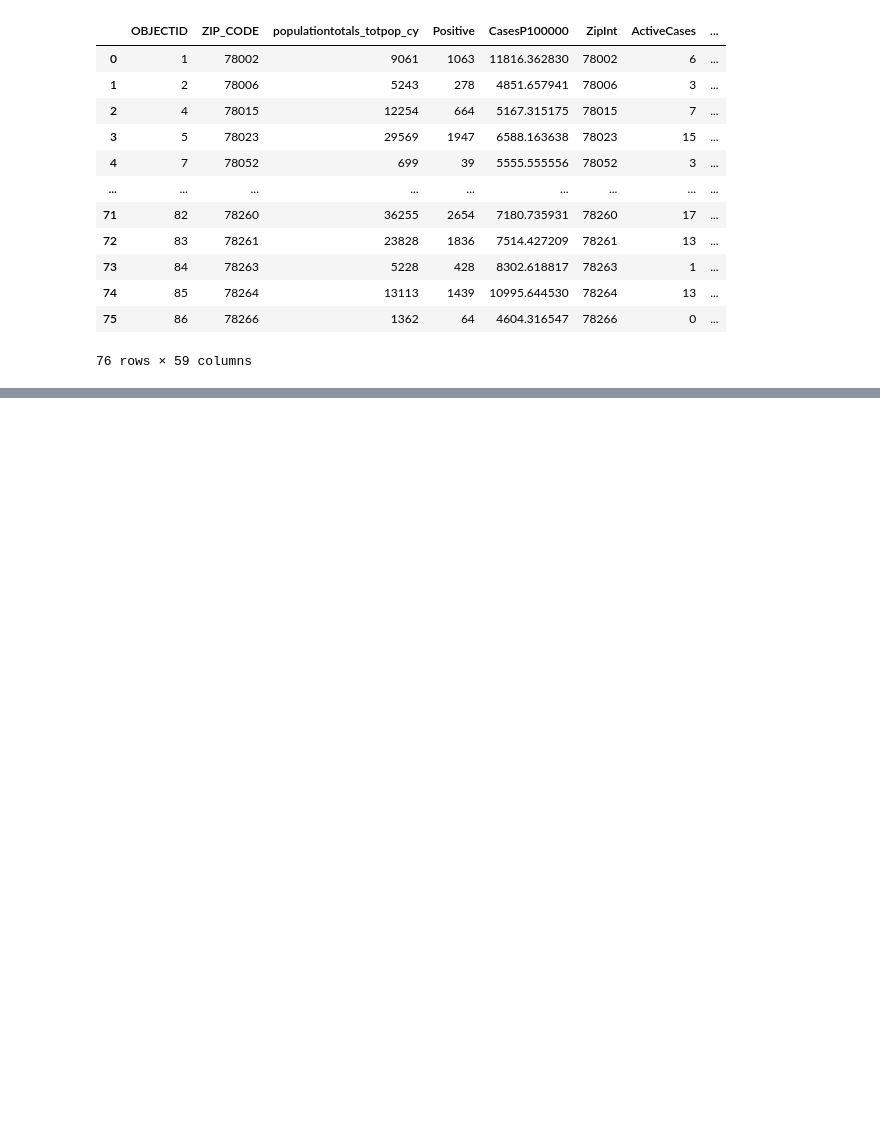
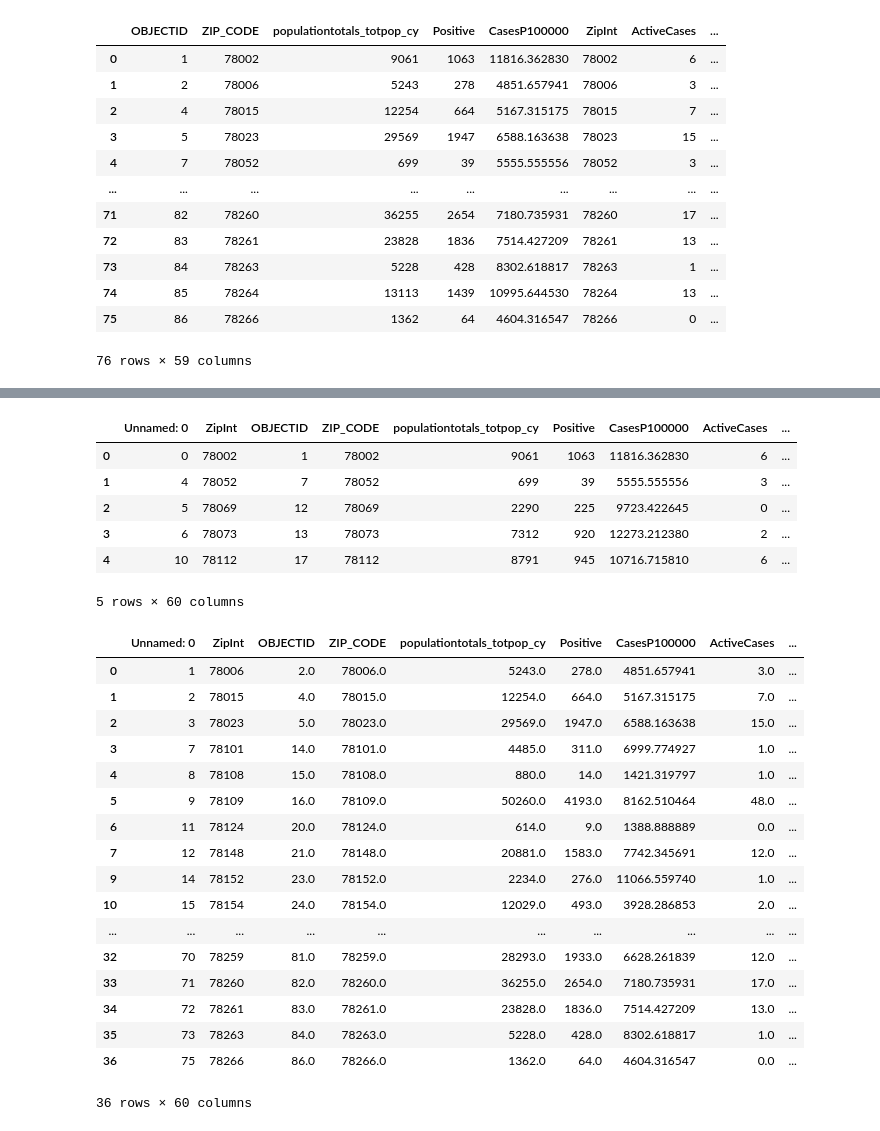
Before and after one commit to bakerv/COVID19, a Jupyter notebook: mersvid.ipynb, the cells around one changed output, grey strips where cells are left out. Cells and saved outputs as stored; diff of their text form; code cells hidden in the pictures; blank space fills up the shorter version.

```diff
--- a/mersvid.ipynb
+++ b/mersvid.ipynb
@@ -188 +241,45 @@ for element in age_list:
 ... (36 outputs left out)
+# %%
+# age plots with majority hispanic and non hispanic zip codes (Not currently working)
+
+#Import ZipcodeFilters to merge with
+majorityhispanic_filter = pd.read_csv(r"majorityhispanic_filter")
+majoritynonhispanic_filter = pd.read_csv(r"majoritynonhispanic_filter")
+
+#merge left onto the filter to get data for only those zip codes
+agepercentage_majhf = pd.DataFrame
+ageperentage_majnhf = pd.DataFrame
+agepercentage_majhf = pd.merge(majorityhispanic_filter,age_percentage, on="ZipInt",how="left")
+agepercentage_majnhf = pd.merge(majoritynonhispanic_filter,age_percentage, on= 'ZipInt', how = 'left')
+
+#remove previously dropped row JBSA zipcode 78150
+agepercentage_majnhf = agepercentage_majnhf.drop(8)
+#verify results
+display(agepercentage_majhf.head())
+display(agepercentage_majnhf.head(40))
+# %% [output]
+|  | Unnamed: 0 | ZipInt | OBJECTID | ZIP_CODE | populationtotals_totpop_cy | Positive | CasesP100000 | ActiveCases | ... |
+| 0 | 0 | 78002 | 1 | 78002 | 9061 | 1063 | 11816.362830 | 6 | ... |
+| 1 | 4 | 78052 | 7 | 78052 | 699 | 39 | 5555.555556 | 3 | ... |
+| 2 | 5 | 78069 | 12 | 78069 | 2290 | 225 | 9723.422645 | 0 | ... |
+| 3 | 6 | 78073 | 13 | 78073 | 7312 | 920 | 12273.212380 | 2 | ... |
+| 4 | 10 | 78112 | 17 | 78112 | 8791 | 945 | 10716.715810 | 6 | ... |
+5 rows × 60 columns
+|  | Unnamed: 0 | ZipInt | OBJECTID | ZIP_CODE | populationtotals_totpop_cy | Positive | CasesP100000 | ActiveCases | ... |
+| 0 | 1 | 78006 | 2.0 | 78006.0 | 5243.0 | 278.0 | 4851.657941 | 3.0 | ... |
+| 1 | 2 | 78015 | 4.0 | 78015.0 | 12254.0 | 664.0 | 5167.315175 | 7.0 | ... |
+| 2 | 3 | 78023 | 5.0 | 78023.0 | 29569.0 | 1947.0 | 6588.163638 | 15.0 | ... |
+| 3 | 7 | 78101 | 14.0 | 78101.0 | 4485.0 | 311.0 | 6999.774927 | 1.0 | ... |
+| 4 | 8 | 78108 | 15.0 | 78108.0 | 880.0 | 14.0 | 1421.319797 | 1.0 | ... |
+| 5 | 9 | 78109 | 16.0 | 78109.0 | 50260.0 | 4193.0 | 8162.510464 | 48.0 | ... |
+| 6 | 11 | 78124 | 20.0 | 78124.0 | 614.0 | 9.0 | 1388.888889 | 0.0 | ... |
+| 7 | 12 | 78148 | 21.0 | 78148.0 | 20881.0 | 1583.0 | 7742.345691 | 12.0 | ... |
+| 9 | 14 | 78152 | 23.0 | 78152.0 | 2234.0 | 276.0 | 11066.559740 | 1.0 | ... |
+| 10 | 15 | 78154 | 24.0 | 78154.0 | 12029.0 | 493.0 | 3928.286853 | 2.0 | ... |
+| ... | ... | ... | ... | ... | ... | ... | ... | ... | ... |
+| 32 | 70 | 78259 | 81.0 | 78259.0 | 28293.0 | 1933.0 | 6628.261839 | 12.0 | ... |
+| 33 | 71 | 78260 | 82.0 | 78260.0 | 36255.0 | 2654.0 | 7180.735931 | 17.0 | ... |
+| 34 | 72 | 78261 | 83.0 | 78261.0 | 23828.0 | 1836.0 | 7514.427209 | 13.0 | ... |
+| 35 | 73 | 78263 | 84.0 | 78263.0 | 5228.0 | 428.0 | 8302.618817 | 1.0 | ... |
+| 36 | 75 | 78266 | 86.0 | 78266.0 | 1362.0 | 64.0 | 4604.316547 | 0.0 | ... |
+36 rows × 60 columns
```
Also changed, not shown: parts of 9 cells of this notebook, 3 other files.
